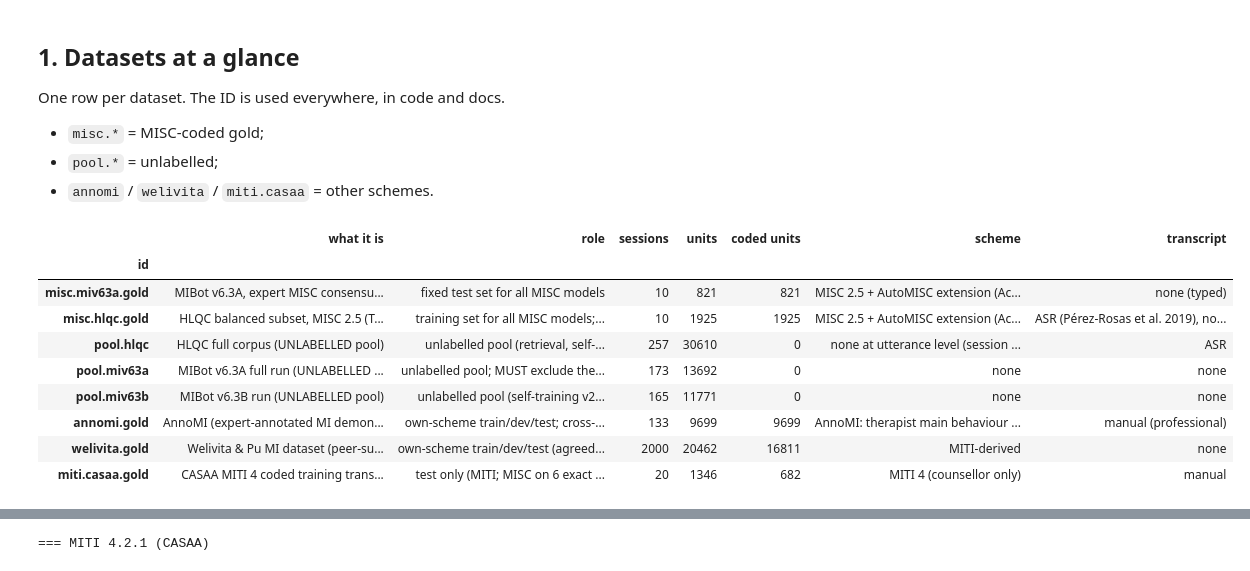
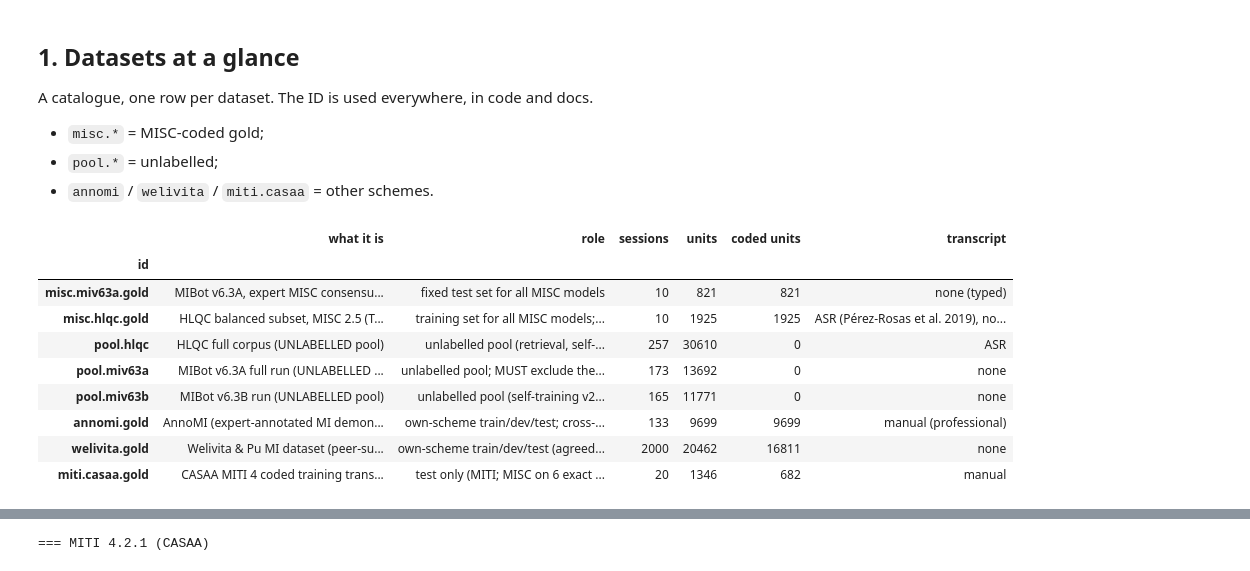
Before and after one commit to Zme874amy/Behavioral-Coding, a Jupyter notebook: notebooks/datasets_eda.ipynb, the cells around one changed output, grey strips where cells are left out. Drawn from its saved outputs; the diff is of its cells as text; code cells hidden in the pictures.

```diff
--- a/notebooks/datasets_eda.ipynb
+++ b/notebooks/datasets_eda.ipynb
@@ -44,25 +93,22 @@ POOLS = ['pool.hlqc', 'pool.miv63a', 'pool.miv63b']
 # %% [markdown]
 ## 1. Datasets at a glance
-One row per dataset. The ID is used everywhere, in code and docs.
+A catalogue, one row per dataset. The ID is used everywhere, in code and docs.
 - `misc.*` = MISC-coded gold;
 - `pool.*` = unlabelled;
 - `annomi` / `welivita` / `miti.casaa` = other schemes.
 # %%
 S = {k: stats.structure(v) for k, v in F.items()}
-glance = pd.DataFrame([{
-    'id': m.id, 'what it is': m.title, 'role': m.role,
-    'sessions': S[m.id]['conversations'], 'units': S[m.id]['rows (units)'], 'coded units': S[m.id]['coded rows'],
-    'scheme': m.scheme.split(',')[0], 'transcript': m.transcription}
-    for m in registry.META.values() if m.id in F]).set_index('id')
-glance
+pd.DataFrame([{'id': m.id, 'what it is': m.title, 'role': m.role, 'sessions': S[m.id]['conversations'],
+               'units': S[m.id]['rows (units)'], 'coded units': S[m.id]['coded rows'], 'transcript': m.transcription}
+              for m in registry.META.values() if m.id in F]).set_index('id')
 # %% [output]
-|  | what it is | role | sessions | units | coded units | scheme | transcript |
-| id |  |  |  |  |  |  |  |
-| misc.miv63a.gold | MIBot v6.3A, expert MISC consensu... | fixed test set for all MISC models | 10 | 821 | 821 | MISC 2.5 + AutoMISC extension (Ac... | none (typed) |
-| misc.hlqc.gold | HLQC balanced subset, MISC 2.5 (T... | training set for all MISC models;... | 10 | 1925 | 1925 | MISC 2.5 + AutoMISC extension (Ac... | ASR (Pérez-Rosas et al. 2019), no... |
-| pool.hlqc | HLQC full corpus (UNLABELLED pool) | unlabelled pool (retrieval, self-... | 257 | 30610 | 0 | none at utterance level (session ... | ASR |
-| pool.miv63a | MIBot v6.3A full run (UNLABELLED ... | unlabelled pool; MUST exclude the... | 173 | 13692 | 0 | none | none |
-| pool.miv63b | MIBot v6.3B run (UNLABELLED pool) | unlabelled pool (self-training v2... | 165 | 11771 | 0 | none | none |
-| annomi.gold | AnnoMI (expert-annotated MI demon... | own-scheme train/dev/test; cross-... | 133 | 9699 | 9699 | AnnoMI: therapist main behaviour ... | manual (professional) |
-| welivita.gold | Welivita & Pu MI dataset (peer-su... | own-scheme train/dev/test (agreed... | 2000 | 20462 | 16811 | MITI-derived | none |
-| miti.casaa.gold | CASAA MITI 4 coded training trans... | test only (MITI; MISC on 6 exact ... | 20 | 1346 | 682 | MITI 4 (counsellor only) | manual |
+|  | what it is | role | sessions | units | coded units | transcript |
+| id |  |  |  |  |  |  |
+| misc.miv63a.gold | MIBot v6.3A, expert MISC consensu... | fixed test set for all MISC models | 10 | 821 | 821 | none (typed) |
+| misc.hlqc.gold | HLQC balanced subset, MISC 2.5 (T... | training set for all MISC models;... | 10 | 1925 | 1925 | ASR (Pérez-Rosas et al. 2019), no... |
+| pool.hlqc | HLQC full corpus (UNLABELLED pool) | unlabelled pool (retrieval, self-... | 257 | 30610 | 0 | ASR |
+| pool.miv63a | MIBot v6.3A full run (UNLABELLED ... | unlabelled pool; MUST exclude the... | 173 | 13692 | 0 | none |
+| pool.miv63b | MIBot v6.3B run (UNLABELLED pool) | unlabelled pool (self-training v2... | 165 | 11771 | 0 | none |
+| annomi.gold | AnnoMI (expert-annotated MI demon... | own-scheme train/dev/test; cross-... | 133 | 9699 | 9699 | manual (professional) |
+| welivita.gold | Welivita & Pu MI dataset (peer-su... | own-scheme train/dev/test (agreed... | 2000 | 20462 | 16811 | none |
+| miti.casaa.gold | CASAA MITI 4 coded training trans... | test only (MITI; MISC on 6 exact ... | 20 | 1346 | 682 | manual |
```
Also changed, not shown: parts of 154 cells of this notebook, 3 other files.
